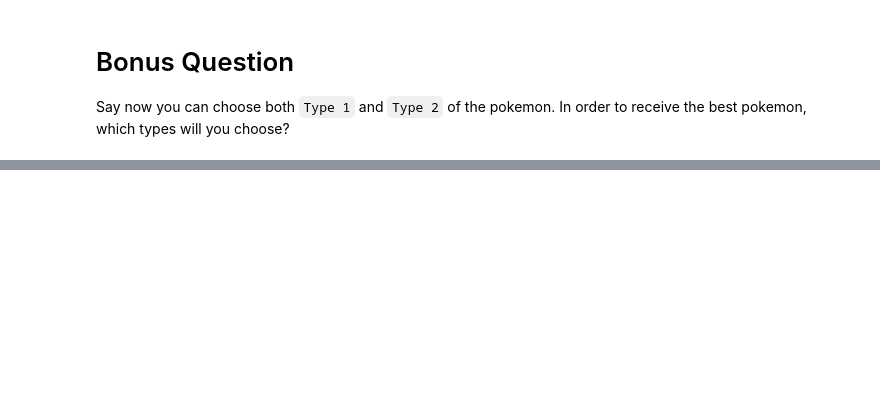
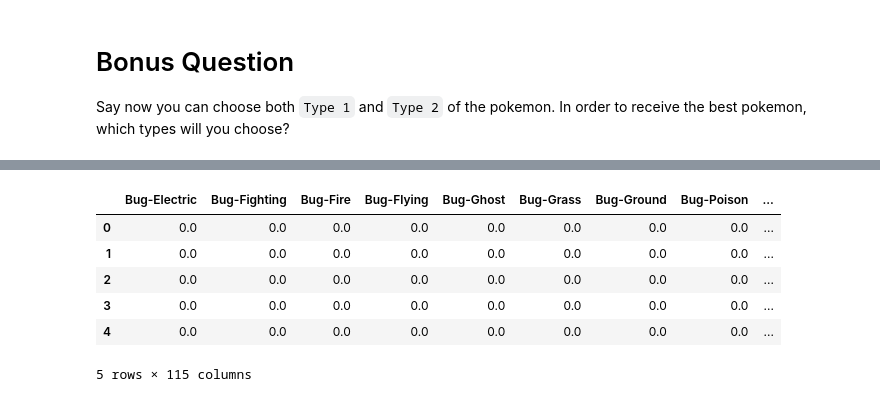
Before and after one commit to jochabo/lab-dataframe-calculations, a Jupyter notebook: your-code/challenge-2.ipynb, the cells around one changed output, grey strips where cells are left out. Drawn from its saved outputs; the diff is of its cells as text; code cells hidden in the pictures; blank space fills up the shorter version.

```diff
--- a/your-code/challenge-2.ipynb
+++ b/your-code/challenge-2.ipynb
@@ -218,0 +226,19 @@ Say now you can choose both `Type 1` and `Type 2` of the pokemon. In order to re
+# %%
+X_cat_joined = pokemon[['Types_joined_alph']]
+# %%
+encoder_joined = OneHotEncoder().fit(X_cat_joined) # Do not drop the first column !!!
+encoded_joined = encoder_joined.transform(X_cat_joined).toarray()
+
+cols = encoder_joined.categories_[0]
+
+onehot_encoded_joined = pd.DataFrame(encoded_joined)
+onehot_encoded_joined = pd.DataFrame(encoded_joined, columns=cols)
+onehot_encoded_joined.head()
+# %% [output]
+|  | Bug-Electric | Bug-Fighting | Bug-Fire | Bug-Flying | Bug-Ghost | Bug-Grass | Bug-Ground | Bug-Poison | ... |
+| 0 | 0.0 | 0.0 | 0.0 | 0.0 | 0.0 | 0.0 | 0.0 | 0.0 | ... |
+| 1 | 0.0 | 0.0 | 0.0 | 0.0 | 0.0 | 0.0 | 0.0 | 0.0 | ... |
+| 2 | 0.0 | 0.0 | 0.0 | 0.0 | 0.0 | 0.0 | 0.0 | 0.0 | ... |
+| 3 | 0.0 | 0.0 | 0.0 | 0.0 | 0.0 | 0.0 | 0.0 | 0.0 | ... |
+| 4 | 0.0 | 0.0 | 0.0 | 0.0 | 0.0 | 0.0 | 0.0 | 0.0 | ... |
+5 rows × 115 columns
```
Also changed, not shown: parts of 9 cells of this notebook.
